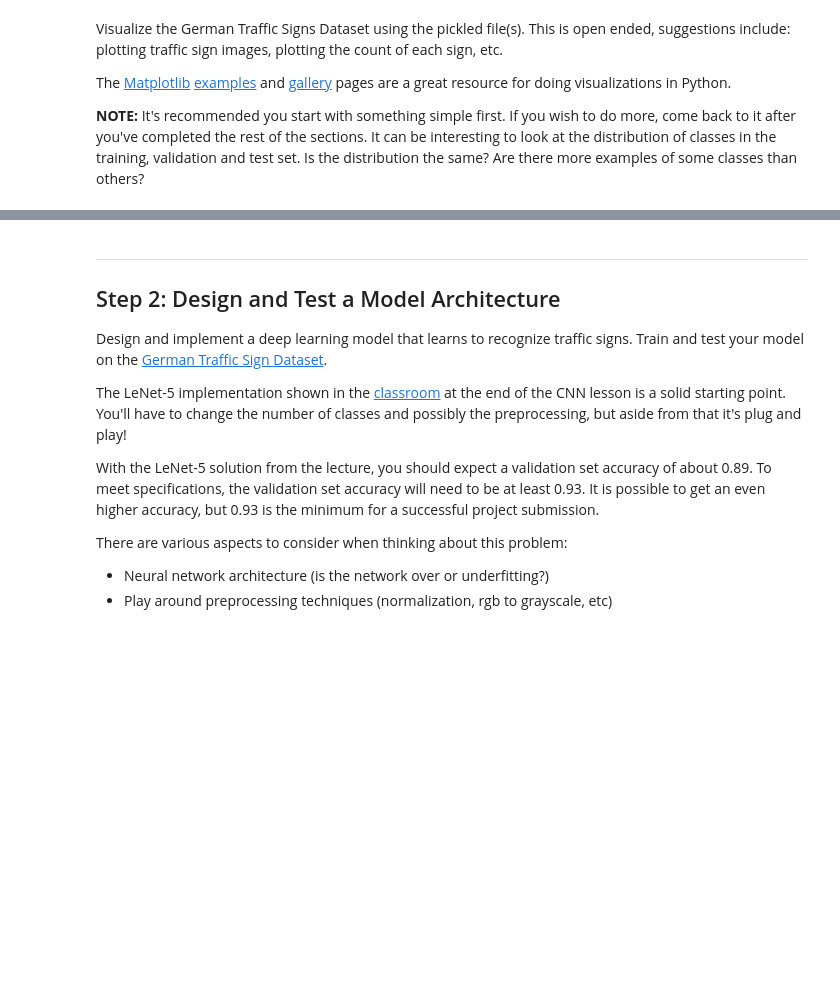
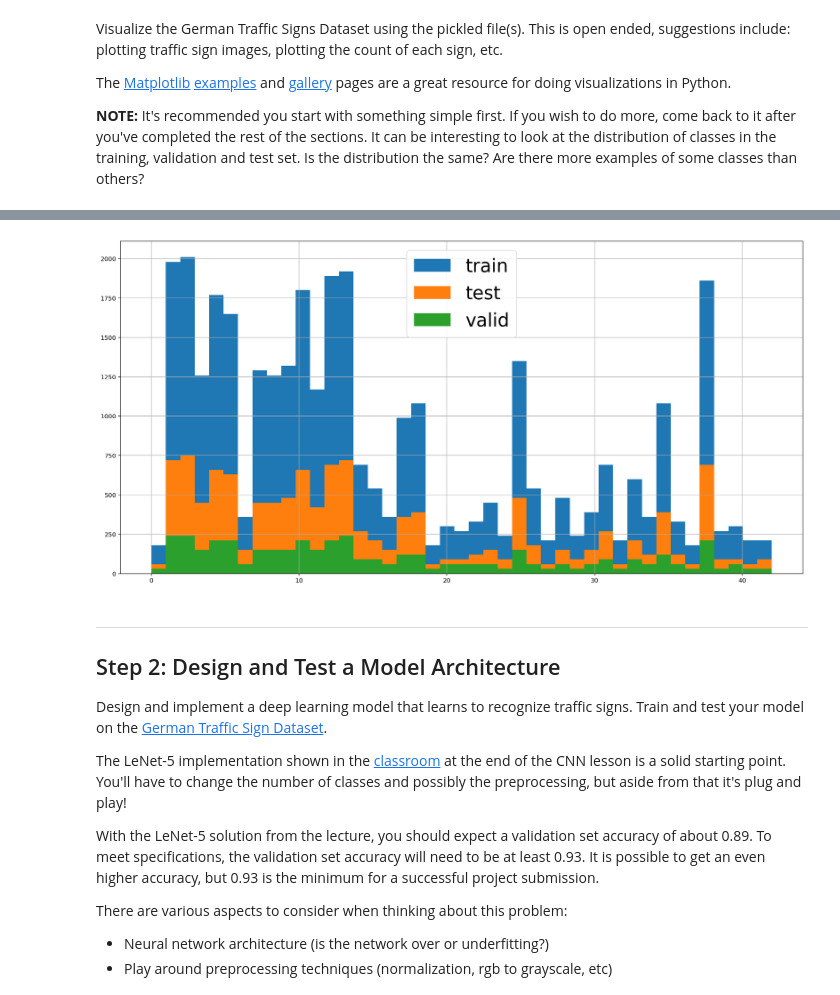
Before and after one commit to yoon-gu/CarND-Traffic-Sign-Classifier-Project, a Jupyter notebook: Traffic_Sign_Classifier.ipynb, the cells around one changed output, grey strips where cells are left out. Saved outputs shown, nothing was run; the diff lists cells and outputs as text; code cells hidden in the pictures; blank space fills up the shorter version.

```diff
--- a/Traffic_Sign_Classifier.ipynb
+++ b/Traffic_Sign_Classifier.ipynb
@@ -101,3 +116,13 @@ import tensorflow as tf
+# %%
+plt.figure(figsize=(20, 10))
+plt.hist(y_train, n_classes, histtype='bar')
+plt.hist(y_test, n_classes, histtype='bar')
+plt.hist(y_valid, n_classes, histtype='bar')
+plt.legend(['train', 'test', 'valid'], fontsize=30)
+plt.grid()
+plt.show()
+# %% [output]
+[figure, added]
 # %% [markdown]
 ----
 
```
Also changed, not shown: parts of 12 cells of this notebook, 6 other files.
